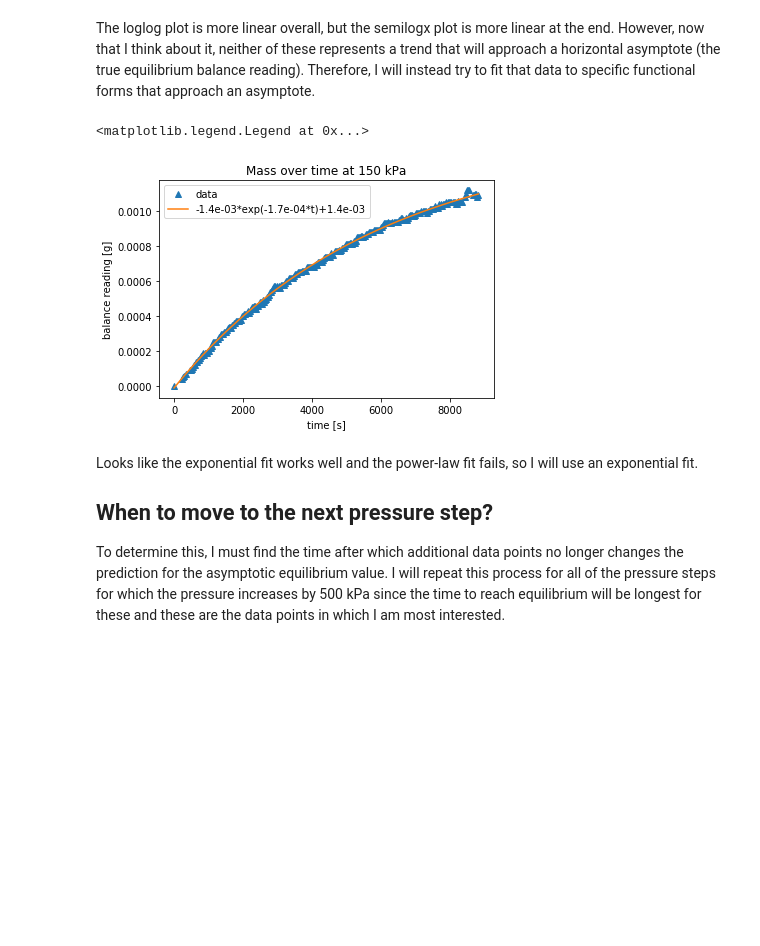
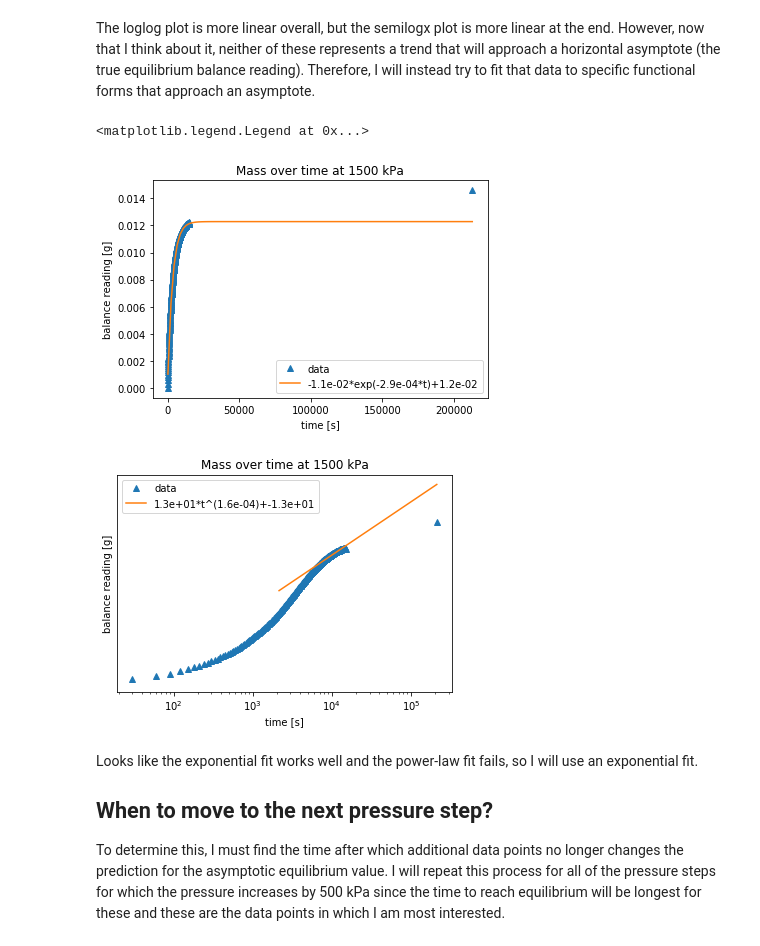
Before and after one commit to andylitalo/g-adsa, a Jupyter notebook: 20190614_fit_sorption_pred_equil.ipynb, the cells around one changed output. Cells and saved outputs as stored; diff of their text form; code cells hidden in the pictures; blank space fills up the shorter version.

```diff
--- a/20190614_fit_sorption_pred_equil.ipynb
+++ b/20190614_fit_sorption_pred_equil.ipynb
@@ -18,7 +18,7 @@ from importlib import reload
 reload(dataproc)
 
 # Set user parameters
-data_folder = '../../EXPERIMENTS/Italy/data/adsa/'
+data_folder = '../../EXPERIMENTS/Italy/data/gravimetry/'
 data_file = 'v2110b-TRD-061219-1804.csv'
 pressure_steps = [0, 50, 150, 500, 1000, 1500, 2000, 2500, 3000, 3500, 4000, 4500, 5000, 5500] # user-defined set points [kPa]
 p_thresh_frac = 0.02 # threshold for acceptable difference between actual pressure and set pressure [fraction]
@@ -70,7 +70,7 @@ for i in range(len(pressure_steps)):
 For simplicity, we will start by exploring the mass for the first pressure increase, when the pressure is set to 50 kPa.
 # %%
 # extract mass and time
-p = 150 # pressure [kPa]
+p = 1500 # pressure [kPa]
 m_150_arr = data_dict[p]['balance reading [g]']
 t_150_arr = data_dict[p]['time [s]']
 
@@ -117,46 +126,47 @@ The loglog plot is more linear overall, but the semilogx plot is more linear at
 # %%
 # Define functional forms to fit
 
 def exponential_approach(x, a, b, c):
     """Exponential approach to asymptote. Negatives and /100 there because I can't figure out how to change the initial
     parameters for the curve_fit function from all 1's."""
     return -a*np.exp(-b/100*x) + c
 
 def power_law_approach(x, a, b, c):
     """Power-law approach to asymptote."""
-    return -a*x**(-b/100) + c
+    return a*x**b + c
 
 # Perform exponential fit
 popt_exp, pcov_exp = curve_fit(exponential_approach, t_150_arr_0, m_150_arr_0)
 a_exp, b_exp, c_exp = popt_exp
 t_150_fit = np.linspace(0, t_150_arr_0[-1], 100)
 m_150_exp_fit = exponential_approach(t_150_fit, a_exp, b_exp, c_exp)
 # Plot exponential fit
 fig = plt.figure()
 ax = fig.add_subplot(111)
 ax.plot(t_150_arr_0, m_150_arr_0, '^', label='data')
 ax.plot(t_150_fit, m_150_exp_fit, label='{:.1e}*exp({:.1e}*t)+{:.1e}'.format(-a_exp, -b_exp/100, c_exp))
 ax.set_xlabel('time [s]')
 ax.set_ylabel('balance reading [g]')
 ax.set_title('Mass over time at {p} kPa'.format(p=p))
 plt.legend(loc='best')
 
-# # Perform power-law fit
-# popt_pwr, pcov_pwr = curve_fit(power_law_approach, t_50_arr_0[1:], m_50_arr_0[1:])
-# a_pwr, b_pwr, c_pwr = popt_pwr
-# m_50_pwr_fit = power_law_approach(t_50_fit[1:], a_exp, b_exp, c_exp)
-# # Plot exponential fit
-# fig = plt.figure()
-# ax = fig.add_subplot(111)
-# ax.plot(t_50_arr_0, m_50_arr_0, '^', label='data')
-# ax.plot(t_50_fit, m_50_pwr_fit, label='{:.1e}*exp({:.1e}*t)+{:.1e}'.format(-a_pwr, -b_pwr/100, c_pwr))
-# ax.set_xlabel('time [s]')
-# ax.set_ylabel('balance reading [g]')
-# ax.set_title('Mass over time at {p} kPa'.format(p=p))
-# plt.legend(loc='best')
+# Perform power-law fit
+popt_pwr, pcov_pwr = curve_fit(power_law_approach, t_150_arr_0[200:-10], m_150_arr_0[200:-10], maxfev=100000)
+a_pwr, b_pwr, c_pwr = popt_pwr
+m_150_pwr_fit = power_law_approach(t_150_fit[1:], a_pwr, b_pwr, c_pwr)
+# Plot exponential fit
+fig = plt.figure()
+ax = fig.add_subplot(111)
+ax.loglog(t_150_arr_0, m_150_arr_0 - c_pwr, '^', label='data')
+ax.loglog(t_150_fit[1:], m_150_pwr_fit - c_pwr, label='{:.1e}*t^({:.1e})+{:.1e}'.format(a_pwr, b_pwr, c_pwr))
+ax.set_xlabel('time [s]')
+ax.set_ylabel('balance reading [g]')
+ax.set_title('Mass over time at {p} kPa'.format(p=p))
+plt.legend(loc='best')
 # %% [output]
 <matplotlib.legend.Legend at 0x...>
-[figure, old version]
+[figure, new version]
+[figure, added]
 # %% [markdown]
 Looks like the exponential fit works well and the power-law fit fails, so I will use an exponential fit.
 
```
Also changed, not shown: parts of 4 cells of this notebook, 6 other files.
